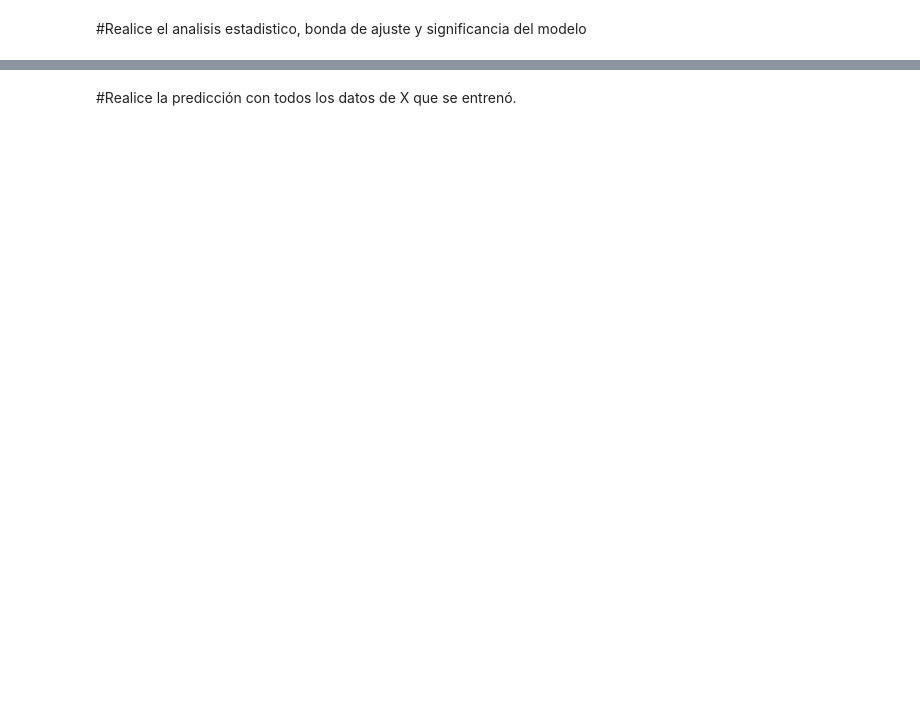
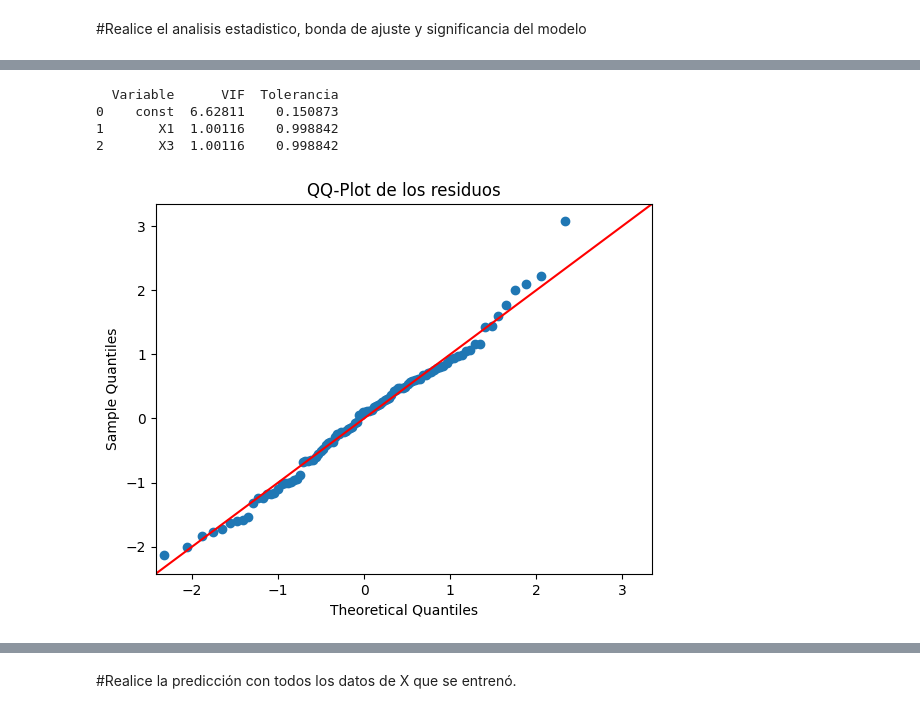
Before and after one commit to wilszon/Clase-Inteligencia-Artificial, a Jupyter notebook: Fundamento_Cuaderno_13A_Introducción_a_Regresión_lineal.ipynb, the cells around one changed output, grey strips where cells are left out. Drawn from its saved outputs; the diff is of its cells as text; code cells hidden in the pictures; blank space fills up the shorter version.

```diff
--- a/Fundamento_Cuaderno_13A_Introducción_a_Regresión_lineal.ipynb
+++ b/Fundamento_Cuaderno_13A_Introducción_a_Regresión_lineal.ipynb
@@ -478,0 +544,4 @@ fig.show()
+# %%
+#y en entero
+y = y.astype(int)
+y
@@ -478,0 +587,4 @@ fig.show()
+# %%
+#Agreguemos una columna de contante al dataframe para usar statmodel
+X = sm.add_constant(df)
+X
@@ -478,0 +605,3 @@ fig.show()
+# %%
+#El modelo OLS es statmodel es un modelo para regresión lineal multiple basado en minimos cuadrados ordinarios.
+model = sm.OLS(y, X).fit()
@@ -480,0 +639,20 @@ fig.show()
+# %%
+# VIF e Índice de Tolerancia
+vif_data = pd.DataFrame()
+vif_data['Variable'] = X.columns
+vif_data['VIF'] = [variance_inflation_factor(X.values, i) for i in range(X.shape[1])]
+vif_data['Tolerancia'] = 1 / vif_data['VIF']
+print(vif_data)
+# %% [output]
+  Variable      VIF  Tolerancia
+0    const  6.62811    0.150873
+1       X1  1.00116    0.998842
+2       X3  1.00116    0.998842
+# %%
+# QQ-Plot de los residuos
+residuals = model.resid
+sm.qqplot(residuals, line='45', fit=True)
+plt.title("QQ-Plot de los residuos")
+plt.show()
+# %% [output]
+[figure, added]
```
Also changed, not shown: parts of 27 cells of this notebook.
